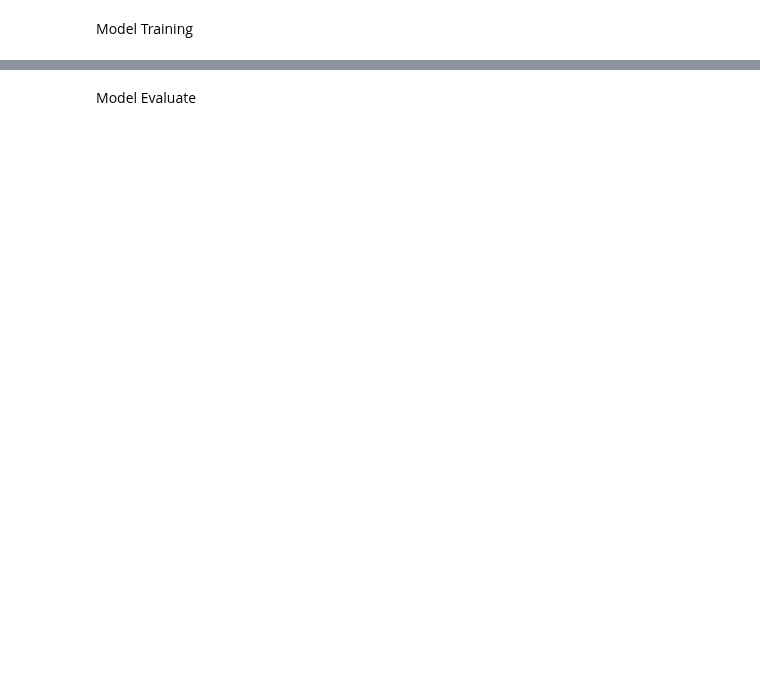
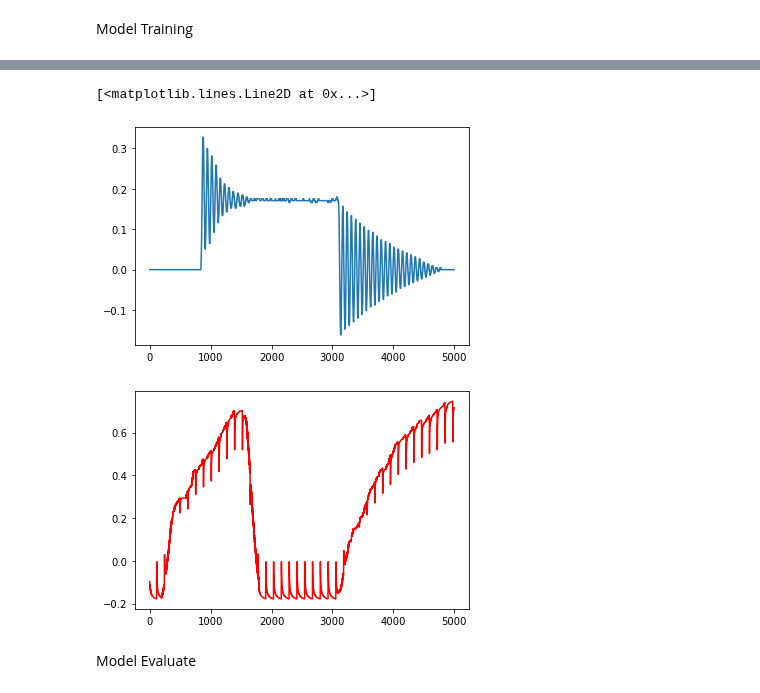
Before and after one commit to jorgebre98/Trabajo_Final_Graduacion, a Jupyter notebook: Mimetizadora_tensor.ipynb, the cells around one changed output, grey strips where cells are left out. Drawn from its saved outputs; the diff is of its cells as text; code cells hidden in the pictures; blank space fills up the shorter version.

```diff
--- a/Mimetizadora_tensor.ipynb
+++ b/Mimetizadora_tensor.ipynb
@@ -127,0 +102,12 @@ Reshape arrays to tensors
+# %%
+# Reshape the arrays (n,window,1). Where n is the total amount of data in the array
+def GRU_tensor(train_data, train_label, val_data, val_label, test_data, test_label):
+    train_data = np.reshape(train_data,(train_data.shape[0],train_data.shape[1],1))
+    val_data = np.reshape(val_data,(val_data.shape[0],val_data.shape[1],1))
+    test_data = np.reshape(test_data,(test_data.shape[0],test_data.shape[1],1))
+
+    train_label = np.reshape(train_label, (train_label.shape[0]))
+    val_label = np.reshape(val_label, (val_label.shape[0]))
+    test_label = np.reshape(test_label, (test_label.shape[0]))
+
+    return train_data, train_label, val_data, val_label, test_data, test_label
@@ -133,12 +175,11 @@ Model creation
 clear_session()
 
 model = Sequential()
-model.add(GRU(units=64, input_shape=(X_train.shape[1],1),return_sequences=True))
-model.add(Dropout(0.35))
-model.add(GRU(units=64, input_shape=(X_train.shape[1],1),return_sequences=True))
-model.add(Dense(units=1))
-#model.add(TimeDistributed(Dense(1))) # There is no difference between this and model.add(Dense(1))...
-model.compile(optimizer=Adam(learning_rate=0.001), loss='mean_squared_error', metrics=['mse','acc'])
+model.add(GRU(units=4, input_shape=(train_X.shape[1],train_X.shape[2]), return_sequences=True, time_major=True))
+#model.add(Dropout(wandb.config['Dropout'])
+#model.add(Dense(units=1))
+model.add(TimeDistributed(Dense(1))) # There is no difference between this and model.add(Dense(1))...
+model.compile(optimizer=Adam(learning_rate=wandb.config['learning_rate']), loss='mean_squared_error', metrics=['mse'])
 
 model.summary()
 # %% [output]
@@ -161,10 +198,8 @@ _________________________________________________________________
 # %% [markdown]
 Model Training
 # %%
-history = model.fit(train_data, train_label,
-                    epochs=4, batch_size=32,
-                    validation_data = (val_data,val_label),
-                    verbose=2)#,callbacks=[WandbCallback(save_model=False)])
-# Prediction
-#testPredict = model.predict(test_data)
+history = model.fit(train_X, train_target,
+                    epochs=wandb.config['epochs'], batch_size=wandb.config['batch_size'],
+                    validation_data = (val_X,val_target),
+                    verbose=2,callbacks=[WandbCallback(save_model=False)])
 # %% [output]
@@ -178,0 +223,3 @@ Epoch 4/4
+# %%
+# Prediction
+testPredict = model.predict(test_X)
@@ -179,3 +236,12 @@ Epoch 4/4
+# %%
+plt.figure()
+plt.plot(np.reshape(test_target,-1)[10000:15000],label='Real Ouput')
+plt.figure()
+plt.plot(np.reshape(testPredict,-1)[10000:15000],'r',label='Predict Output')
+# %% [output]
+[<matplotlib.lines.Line2D at 0x...>]
+[figure, added]
+[figure, added]
 # %% [markdown]
 Model Evaluate
 # %%
```
Also changed, not shown: parts of 15 cells of this notebook.
